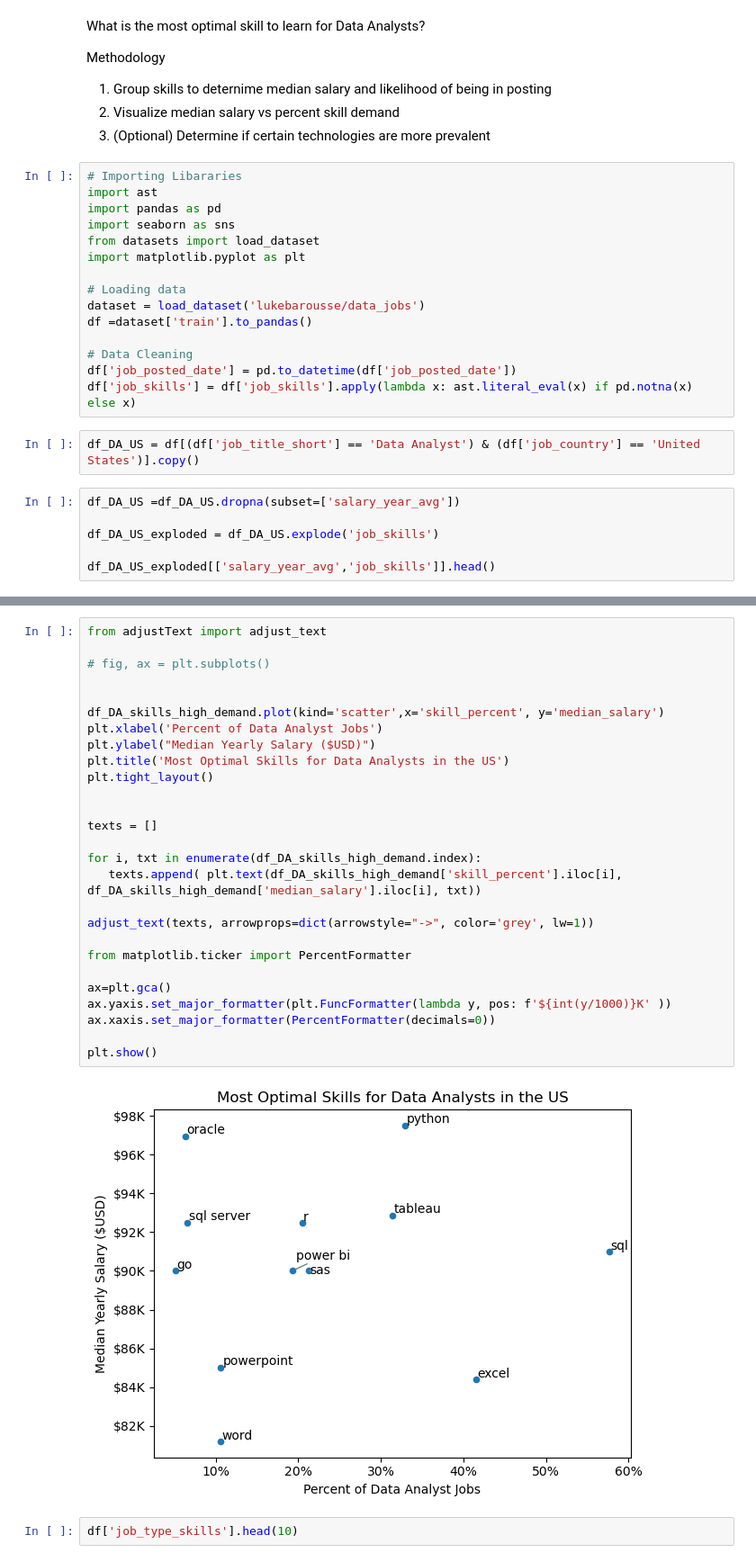
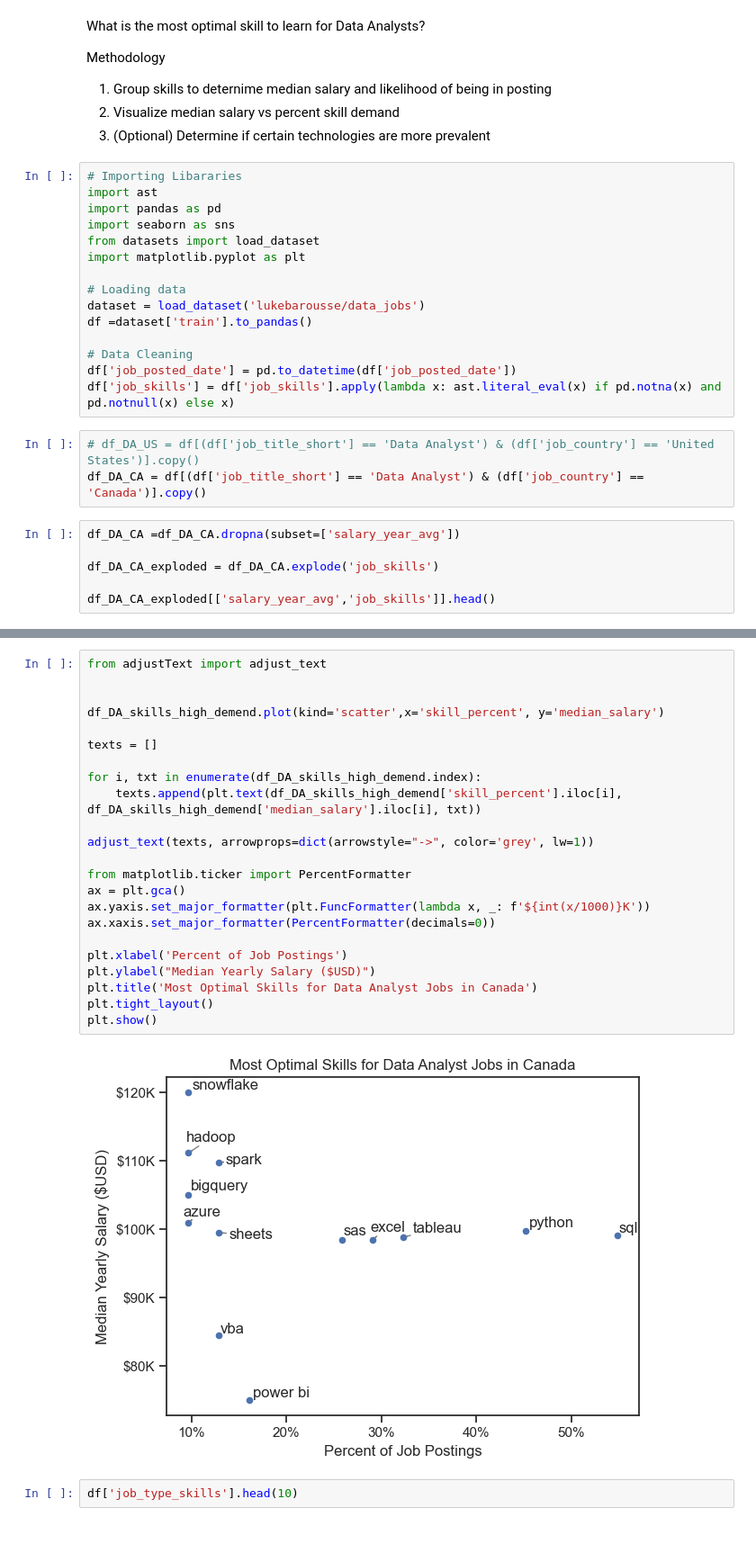
Before and after one commit to Cuishine/Python_Data_Project, a Jupyter notebook: 3_Project/5_Optimal_Skills.ipynb, the cells around one changed output, grey strips where cells are left out. Shown: that part at 90% size. Drawn from its saved outputs; the diff is of its cells as text; blank space fills up the shorter version.

```diff
--- a/3_Project/5_Optimal_Skills.ipynb
+++ b/3_Project/5_Optimal_Skills.ipynb
@@ -20,14 +20,15 @@ df =dataset['train'].to_pandas()
 
 # Data Cleaning
 df['job_posted_date'] = pd.to_datetime(df['job_posted_date'])
-df['job_skills'] = df['job_skills'].apply(lambda x: ast.literal_eval(x) if pd.notna(x) else x)
+df['job_skills'] = df['job_skills'].apply(lambda x: ast.literal_eval(x) if pd.notna(x) and pd.notnull(x) else x)
 # %%
-df_DA_US = df[(df['job_title_short'] == 'Data Analyst') & (df['job_country'] == 'United States')].copy()
+# df_DA_US = df[(df['job_title_short'] == 'Data Analyst') & (df['job_country'] == 'United States')].copy()
+df_DA_CA = df[(df['job_title_short'] == 'Data Analyst') & (df['job_country'] == 'Canada')].copy()
 # %%
-df_DA_US =df_DA_US.dropna(subset=['salary_year_avg'])
+df_DA_CA =df_DA_CA.dropna(subset=['salary_year_avg'])
 
-df_DA_US_exploded = df_DA_US.explode('job_skills')
+df_DA_CA_exploded = df_DA_CA.explode('job_skills')
 
-df_DA_US_exploded[['salary_year_avg','job_skills']].head()
+df_DA_CA_exploded[['salary_year_avg','job_skills']].head()
 # %% [output]
 |  | salary_year_avg | job_skills |
@@ -68,32 +84,28 @@ df_DA_skills_high_demand
 # %%
 from adjustText import adjust_text
 
-# fig, ax = plt.subplots()
 
-
-df_DA_skills_high_demand.plot(kind='scatter',x='skill_percent', y='median_salary')
-plt.xlabel('Percent of Data Analyst Jobs')
-plt.ylabel("Median Yearly Salary ($USD)")
-plt.title('Most Optimal Skills for Data Analysts in the US')
-plt.tight_layout()
-
+df_DA_skills_high_demend.plot(kind='scatter',x='skill_percent', y='median_salary')
 
 texts = []
 
-for i, txt in enumerate(df_DA_skills_high_demand.index):
-   texts.append( plt.text(df_DA_skills_high_demand['skill_percent'].iloc[i], df_DA_skills_high_demand['median_salary'].iloc[i], txt))
+for i, txt in enumerate(df_DA_skills_high_demend.index):
+    texts.append(plt.text(df_DA_skills_high_demend['skill_percent'].iloc[i], df_DA_skills_high_demend['median_salary'].iloc[i], txt))
 
 adjust_text(texts, arrowprops=dict(arrowstyle="->", color='grey', lw=1))
 
 from matplotlib.ticker import PercentFormatter
-
-ax=plt.gca()
-ax.yaxis.set_major_formatter(plt.FuncFormatter(lambda y, pos: f'${int(y/1000)}K' ))
+ax = plt.gca()
+ax.yaxis.set_major_formatter(plt.FuncFormatter(lambda x, _: f'${int(x/1000)}K'))
 ax.xaxis.set_major_formatter(PercentFormatter(decimals=0))
 
+plt.xlabel('Percent of Job Postings')
+plt.ylabel("Median Yearly Salary ($USD)")
+plt.title('Most Optimal Skills for Data Analyst Jobs in Canada')
+plt.tight_layout()
 plt.show()
 # %% [output]
-[figure, old version]
+[figure, new version]
 # %%
 df['job_type_skills'].head(10)
 # %% [output]
```
Also changed, not shown: parts of 11 cells of this notebook, 1 other file.
